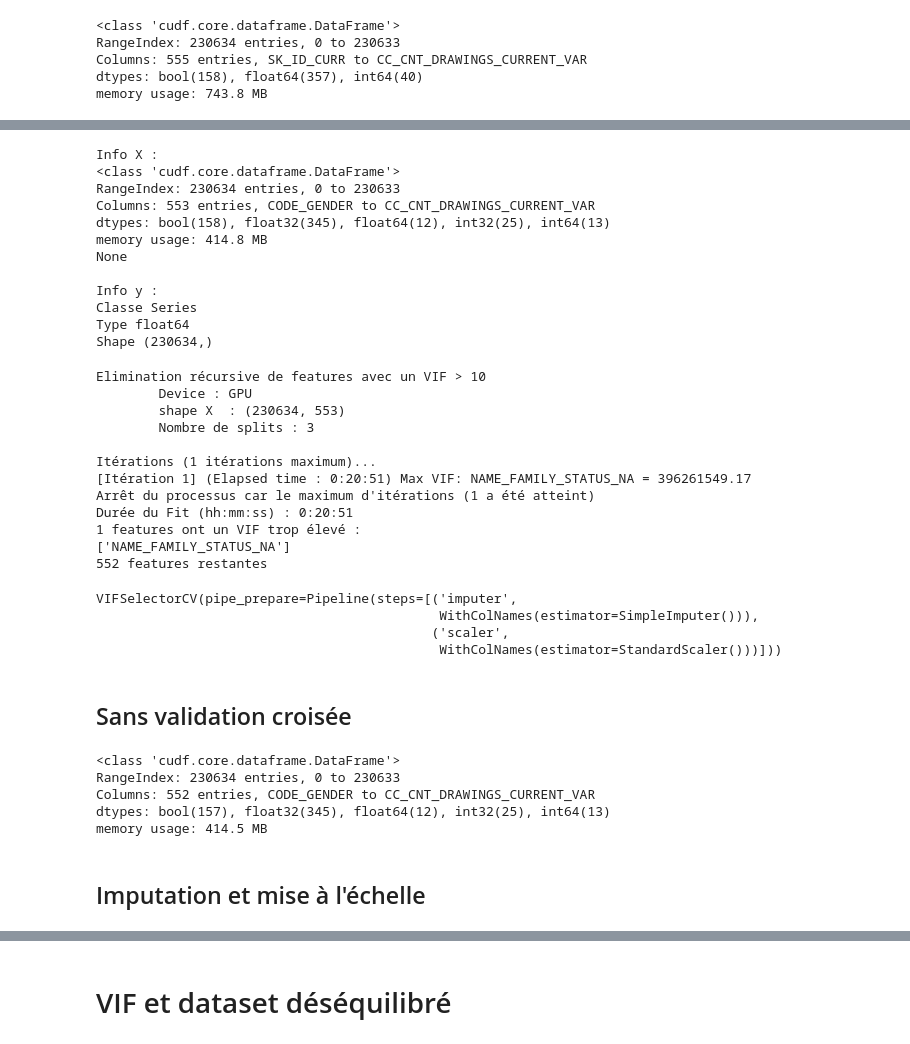
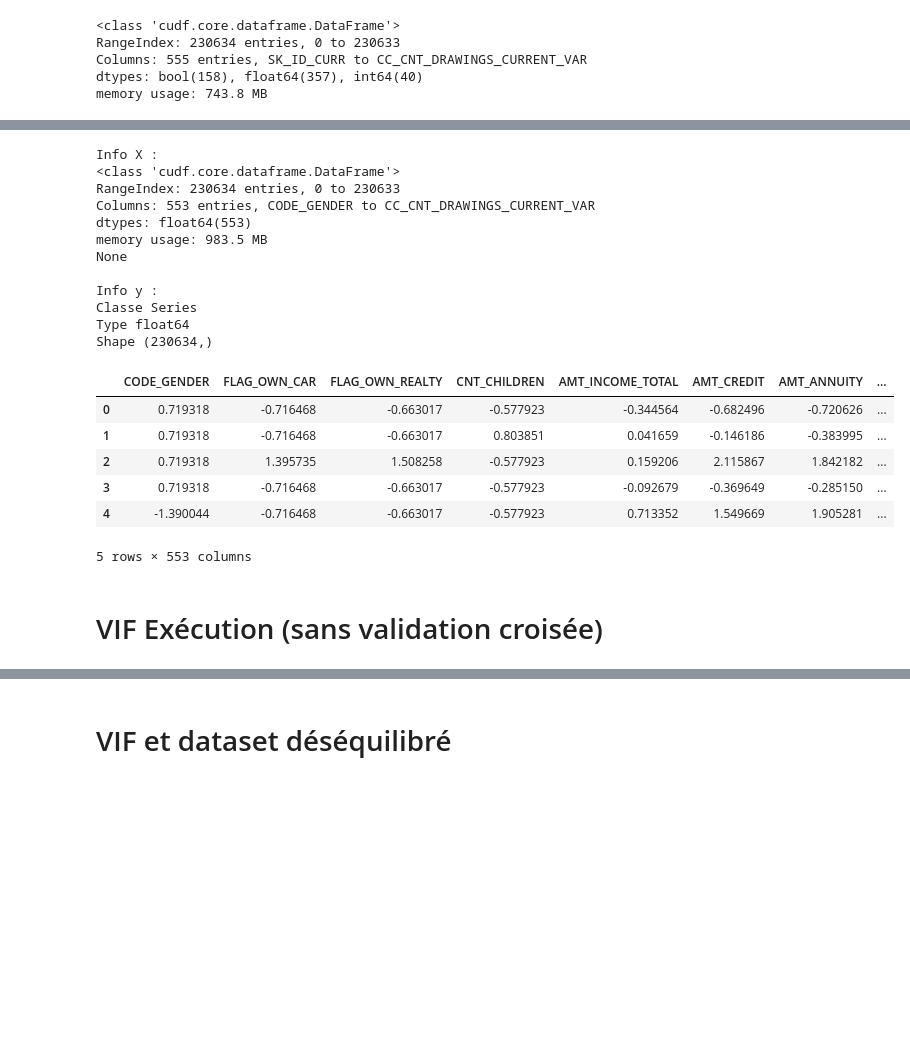
Before and after one commit to ArianeNantes/ocp7, a Jupyter notebook: 3_explore_vif.ipynb, the cells around one changed output, grey strips where cells are left out. Saved outputs shown, nothing was run; the diff lists cells and outputs as text; code cells hidden in the pictures; blank space fills up the shorter version.

```diff
--- a/3_explore_vif.ipynb
+++ b/3_explore_vif.ipynb
@@ -102,5 +80,3 @@ RangeIndex: 230634 entries, 0 to 230633
 Columns: 555 entries, SK_ID_CURR to CC_CNT_DRAWINGS_CURRENT_VAR
 dtypes: bool(158), float64(357), int64(40)
 memory usage: 743.8 MB
-# %%
-train = reduce_memory_cudf(train)
@@ -115,5 +83,5 @@ Decreased by 44.0%
 # %%
-X = train.drop(columns=["SK_ID_CURR", "TARGET"])
+X = train.drop(columns=["SK_ID_CURR", "TARGET"]).astype(np.float64)
 y = train["TARGET"].astype(np.float64)
 
 print("Info X :")
@@ -127,8 +95,8 @@ Info X :
 <class 'cudf.core.dataframe.DataFrame'>
 RangeIndex: 230634 entries, 0 to 230633
 Columns: 553 entries, CODE_GENDER to CC_CNT_DRAWINGS_CURRENT_VAR
-dtypes: bool(158), float32(345), float64(12), int32(25), int64(13)
-memory usage: 414.8 MB
+dtypes: float64(553)
+memory usage: 983.5 MB
 None
 
 Info y :
@@ -148,30 +116,3 @@ pipe = Pipeline(
         ("scaler", WithColNames(StandardScaler(copy=False))),
     ]
 )
-# %%
-# On limite le traitement à une itération
-# et on demande une grande précision pour être sûr que le premier pire VIF soit calculé.
-# Cela nous donnera une idée de l'ordre de grandeur du premier VIF
-vif_selector0 = VIFSelectorCV(
-    pipe_prepare=pipe,
-    vif_threshold=10.0,
-    n_splits=3,
-)
-vif_selector0.fit(X, y, max_iter=1, epsilon=1e-10)
-# %% [output]
-Elimination récursive de features avec un VIF > 10
-        Device : GPU
-        shape X  : (230634, 553)
-        Nombre de splits : 3
-
-Itérations (1 itérations maximum)...
-[Itération 1] (Elapsed time : 0:20:51) Max VIF: NAME_FAMILY_STATUS_NA = 396261549.17
-Arrêt du processus car le maximum d'itérations (1 a été atteint)
-Durée du Fit (hh:mm:ss) : 0:20:51
-1 features ont un VIF trop élevé :
-['NAME_FAMILY_STATUS_NA']
-552 features restantes
-VIFSelectorCV(pipe_prepare=Pipeline(steps=[('imputer',
-                                            WithColNames(estimator=SimpleImputer())),
-                                           ('scaler',
-                                            WithColNames(estimator=StandardScaler()))]))
@@ -185,14 +119,13 @@ La procédure en validation croisée nous paraît inenvisageable.
+# %%
+X_imputed = pipe.fit_transform(X)
+X_imputed.head()
+# %% [output]
+|  | CODE_GENDER | FLAG_OWN_CAR | FLAG_OWN_REALTY | CNT_CHILDREN | AMT_INCOME_TOTAL | AMT_CREDIT | AMT_ANNUITY | ... |
+| 0 | 0.719318 | -0.716468 | -0.663017 | -0.577923 | -0.344564 | -0.682496 | -0.720626 | ... |
+| 1 | 0.719318 | -0.716468 | -0.663017 | 0.803851 | 0.041659 | -0.146186 | -0.383995 | ... |
+| 2 | 0.719318 | 1.395735 | 1.508258 | -0.577923 | 0.159206 | 2.115867 | 1.842182 | ... |
+| 3 | 0.719318 | -0.716468 | -0.663017 | -0.577923 | -0.092679 | -0.369649 | -0.285150 | ... |
+| 4 | -1.390044 | -0.716468 | -0.663017 | -0.577923 | 0.713352 | 1.549669 | 1.905281 | ... |
+5 rows × 553 columns
 # %% [markdown]
-## Sans validation croisée
+# VIF Exécution (sans validation croisée)
-# %%
-# On supprime tout de même la feature trouvée en validation croisée
-X = X.drop(columns=vif_selector0.removed_features_)
-X.info()
-# %% [output]
-<class 'cudf.core.dataframe.DataFrame'>
-RangeIndex: 230634 entries, 0 to 230633
-Columns: 552 entries, CODE_GENDER to CC_CNT_DRAWINGS_CURRENT_VAR
-dtypes: bool(157), float32(345), float64(12), int32(25), int64(13)
-memory usage: 414.5 MB
-# %% [markdown]
-## Imputation et mise à l'échelle
```
Also changed, not shown: parts of 77 cells of this notebook, 17 other files.
